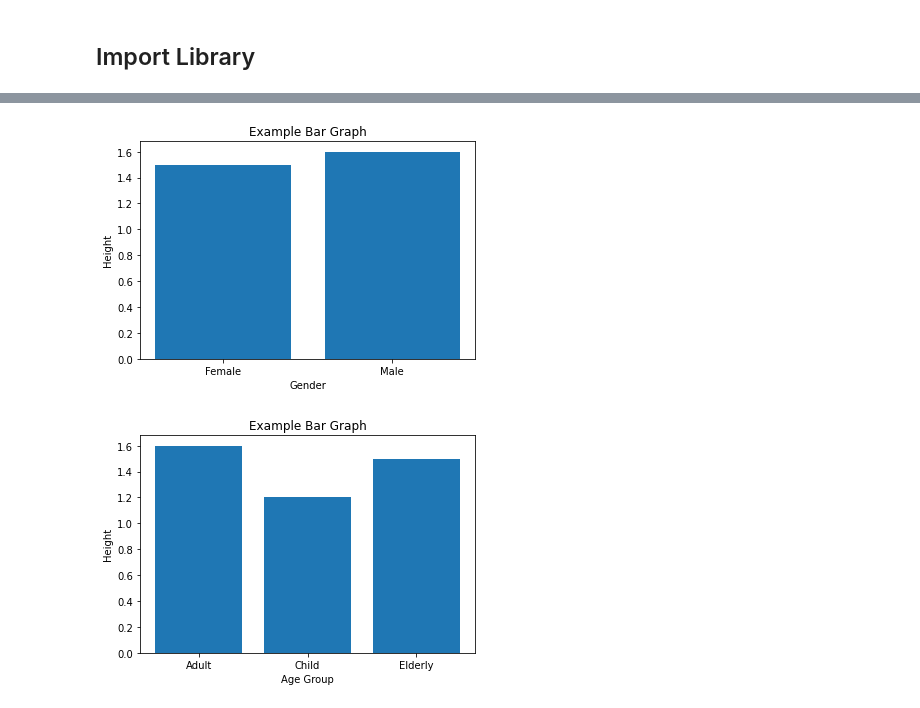
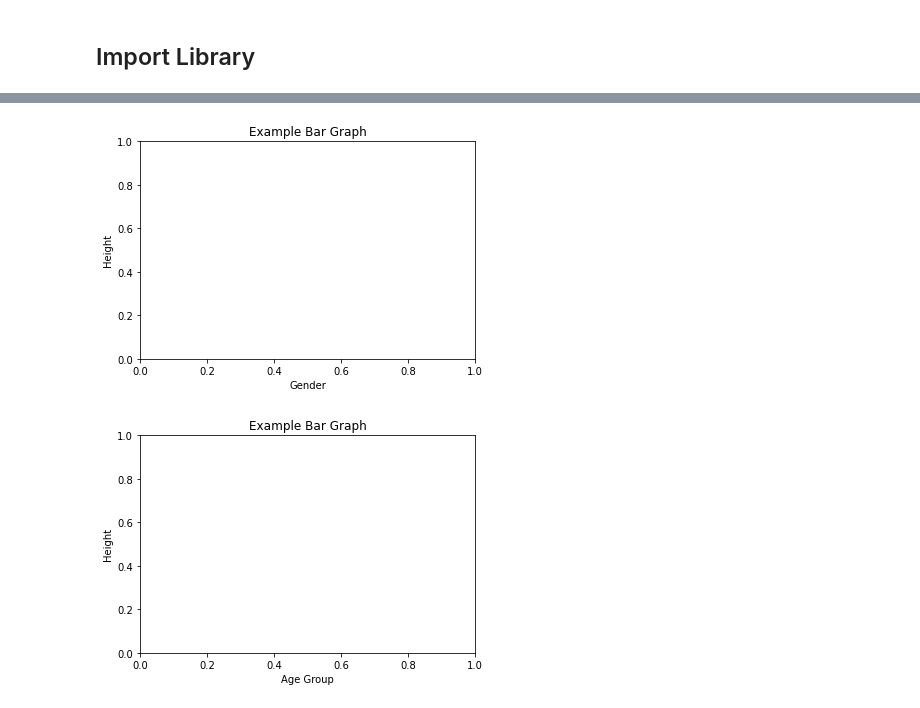
Before and after one commit to lllovej/KB7016-17, a Jupyter notebook: PythonLab2_A.ipynb, the cells around one changed output, grey strips where cells are left out. Saved outputs shown, nothing was run; the diff lists cells and outputs as text; code cells hidden in the pictures.

```diff
--- a/PythonLab2_A.ipynb
+++ b/PythonLab2_A.ipynb
@@ -357,21 +346,25 @@ height = [1.4, 1.2, 1.5, 1.3, 1.6, 1.5]
 # Weight in (Kg)
 weight = [60, 15, 85, 74, 77, 65]
 # %%
-plt.bar(gender, height)
+## -----------------------add your code here! ---------------------------------
+## make a barplot for gender (x_axis) and height (y_axis)
+
 plt.xlabel("Gender")
 plt.ylabel("Height")
 plt.title("Example Bar Graph")
 plt.show()
 # %% [output]
-[figure, old version]
+[figure, new version]
 # %%
-plt.bar(age_group, height)
+## -----------------------add your code here! ---------------------------------
+## make a barplot for age group (x_axis) and height (y_axis)
+
 plt.xlabel("Age Group")
 plt.ylabel("Height")
 plt.title("Example Bar Graph")
 plt.show()
 # %% [output]
-[figure, old version]
+[figure, new version]
 # %% [markdown]
 ## Histograms vs Bar Graphs
 - Bar Graphs are good when your data is in categories (such as "Comedy", "Drama", etc).
```
Also changed, not shown: parts of 89 cells of this notebook.
